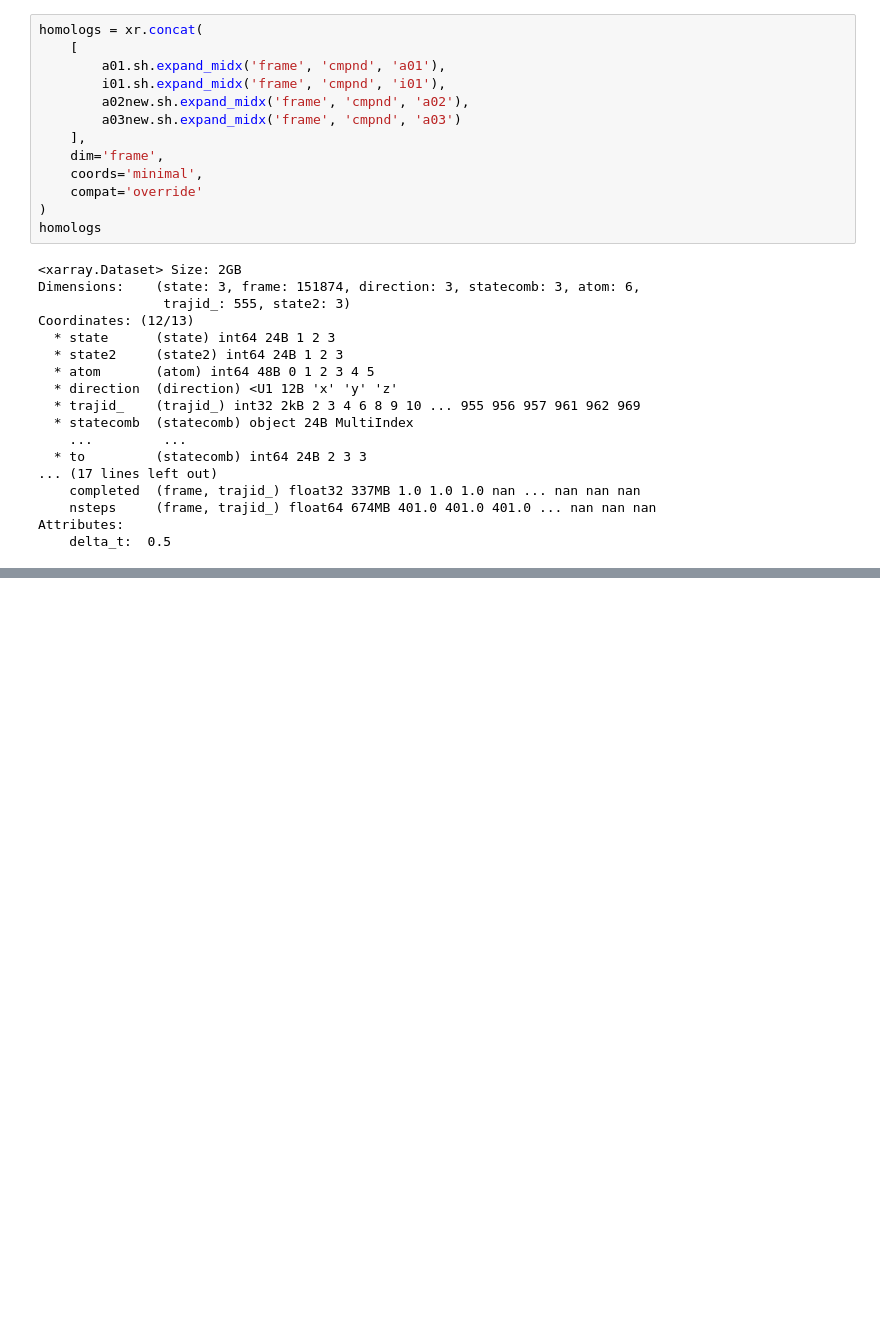
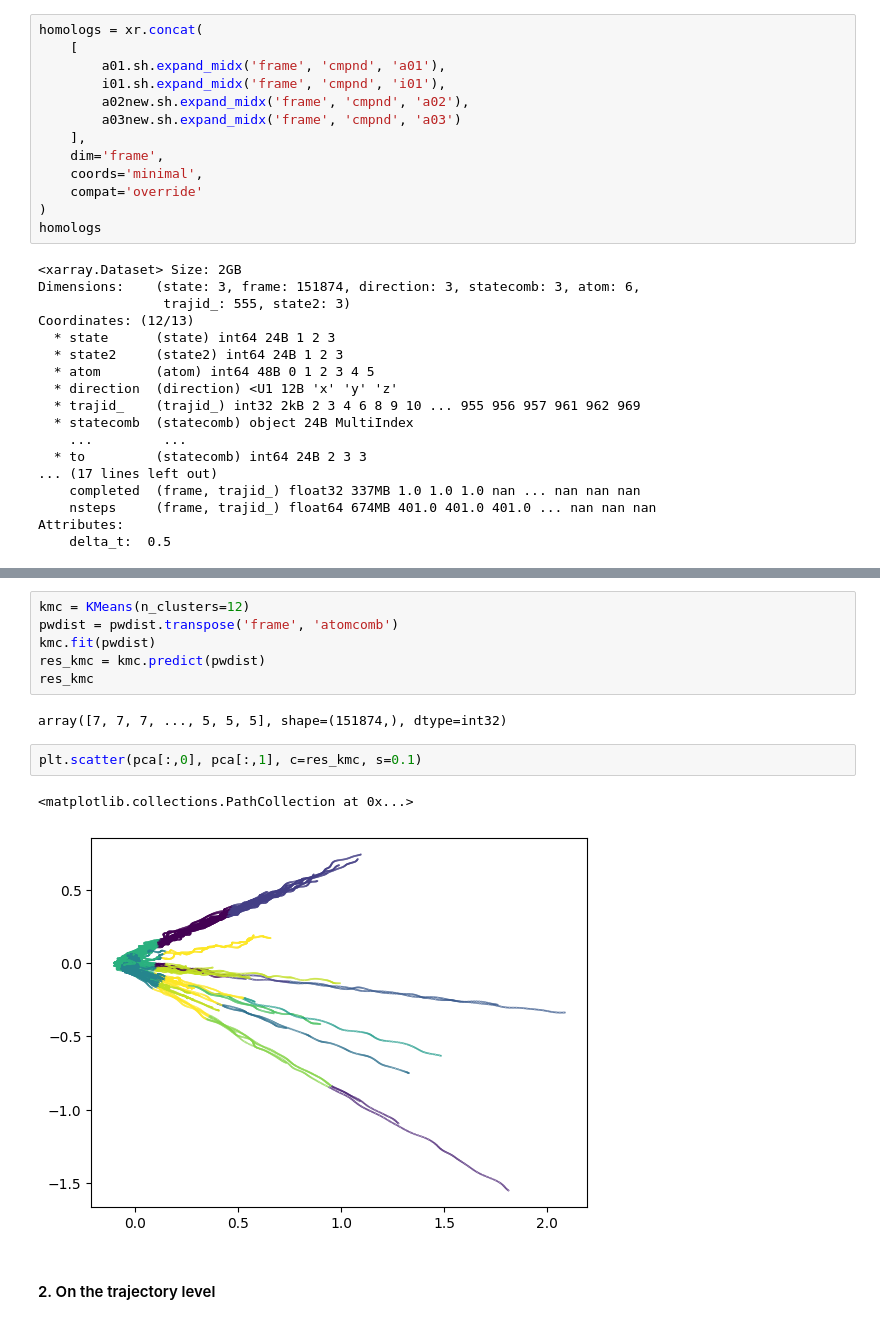
Before and after one commit to SHNITSEL/shnitsel-tools, a Jupyter notebook: tutorials/16_multiple_molecules.ipynb, the cells around one changed output, grey strips where cells are left out. Drawn from its saved outputs; the diff is of its cells as text; blank space fills up the shorter version.

```diff
--- a/tutorials/16_multiple_molecules.ipynb
+++ b/tutorials/16_multiple_molecules.ipynb
@@ -165,0 +213,15 @@ for _, traj in pca.groupby('trajid'):
+# %%
+kmc = KMeans(n_clusters=12)
+pwdist = pwdist.transpose('frame', 'atomcomb')
+kmc.fit(pwdist)
+res_kmc = kmc.predict(pwdist)
+res_kmc
+# %% [output]
+array([7, 7, 7, ..., 5, 5, 5], shape=(151874,), dtype=int32)
+# %%
+plt.scatter(pca[:,0], pca[:,1], c=res_kmc, s=0.1)
+# %% [output]
+<matplotlib.collections.PathCollection at 0x...>
+[figure, added]
+# %% [markdown]
+#### 2. On the trajectory level
```
Also changed, not shown: parts of 20 cells of this notebook.
